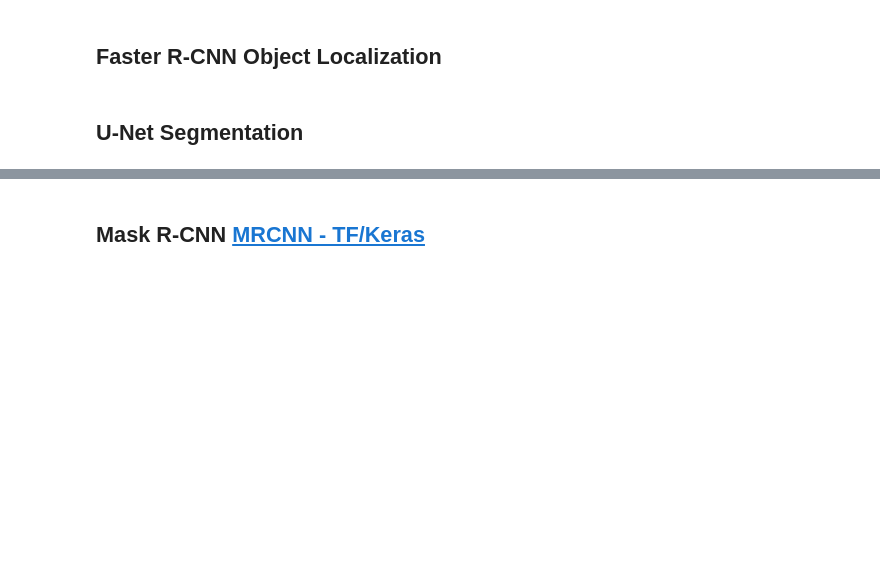
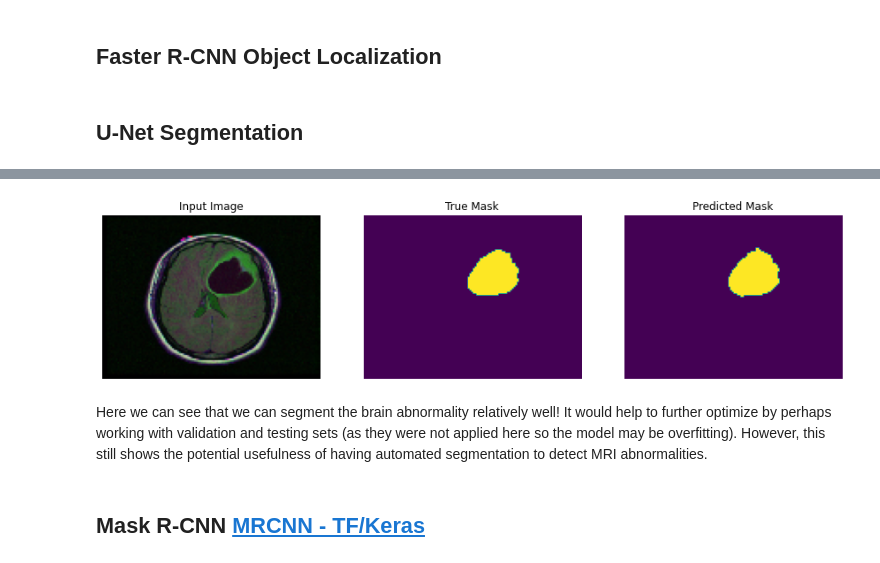
Before and after one commit to rjunw/biomed-im-overview, a Jupyter notebook: Biomedical CNN Overview.ipynb, the cells around one changed output, grey strips where cells are left out. Drawn from its saved outputs; the diff is of its cells as text; code cells hidden in the pictures; blank space fills up the shorter version.

```diff
--- a/Biomedical CNN Overview.ipynb
+++ b/Biomedical CNN Overview.ipynb
@@ -209,0 +579,18 @@ Here our test accuracy is ~83% which is decent for an initial model. We could po
+# %%
+EPOCHS = 40
+VAL_SUBSPLITS = 5
+BUFFER_SIZE = 500
+BATCH_SIZE = 32
+processed_image_ds.batch(BATCH_SIZE)
+
+# splits
+#split = int(0.1*tf.data.experimental.cardinality(processed_image_ds).numpy())
+#test_dataset = processed_image_ds.take(split)#.shuffle(BUFFER_SIZE).batch(BATCH_SIZE)
+#train_dataset = processed_image_ds.skip(split)
+#val_dataset = train_dataset.take(split)#.shuffle(BUFFER_SIZE).batch(BATCH_SIZE)
+#train_dataset = train_dataset.skip(split)
+
+train_dataset = processed_image_ds.cache().shuffle(BUFFER_SIZE).batch(BATCH_SIZE)
+#train_dataset = train_dataset#.cache().shuffle(BUFFER_SIZE).batch(BATCH_SIZE)
+
+print(processed_image_ds.element_spec)
@@ -210,3 +662,14 @@ Here our test accuracy is ~83% which is decent for an initial model. We could po
+# %%
+# pick a sample
+for image, mask in train_dataset.take(15):
+    sample_image, sample_mask = image, mask
+sample_pred = brain_mod.predict(sample_image)
+# %%
+ display([sample_image[0], sample_mask[0], np.rint(sample_pred[0])])
+# %% [output]
+[figure, added]
+# %% [markdown]
+Here we can see that we can segment the brain abnormality relatively well! It would help to further optimize by perhaps working with validation and testing sets (as they were not applied here so the model may be overfitting). However, this still shows the potential usefulness of having automated segmentation to detect MRI abnormalities.
 # %% [markdown]
 ## Mask R-CNN [MRCNN - TF/Keras](https://github.com/matterport/Mask_RCNN)
 # %% [markdown]
```
Also changed, not shown: parts of 37 cells of this notebook.
